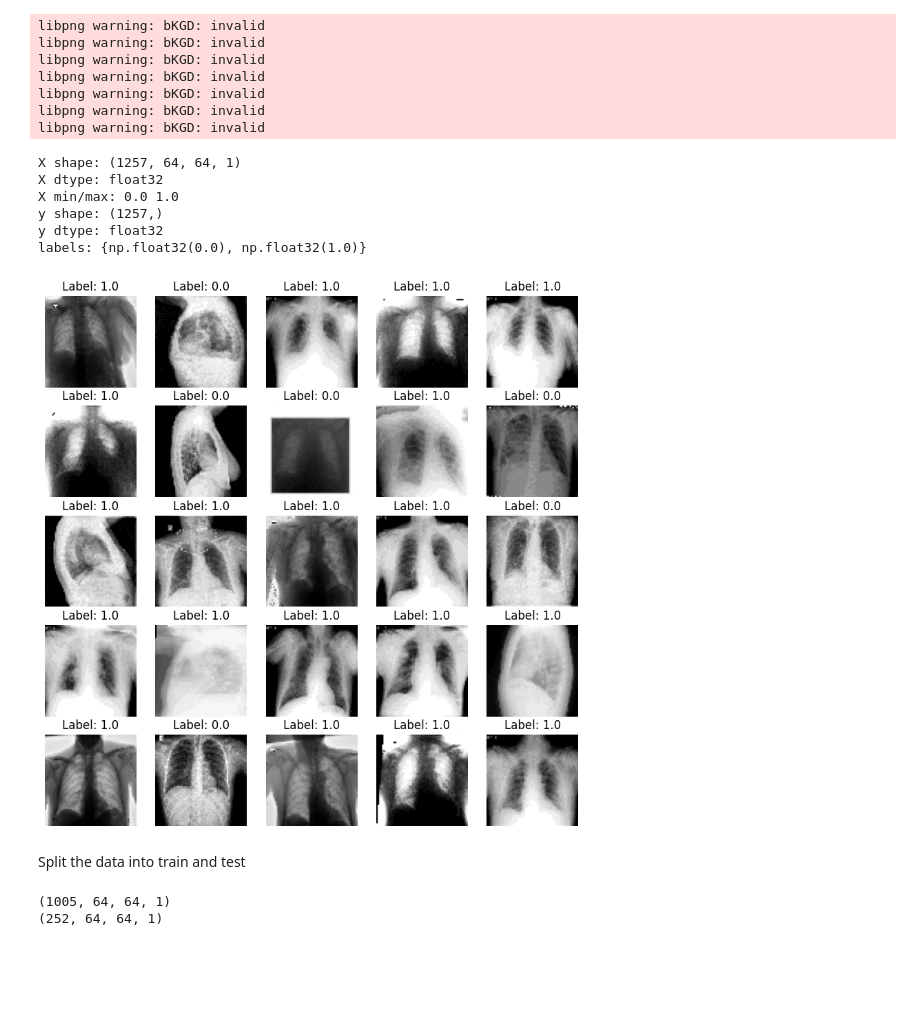
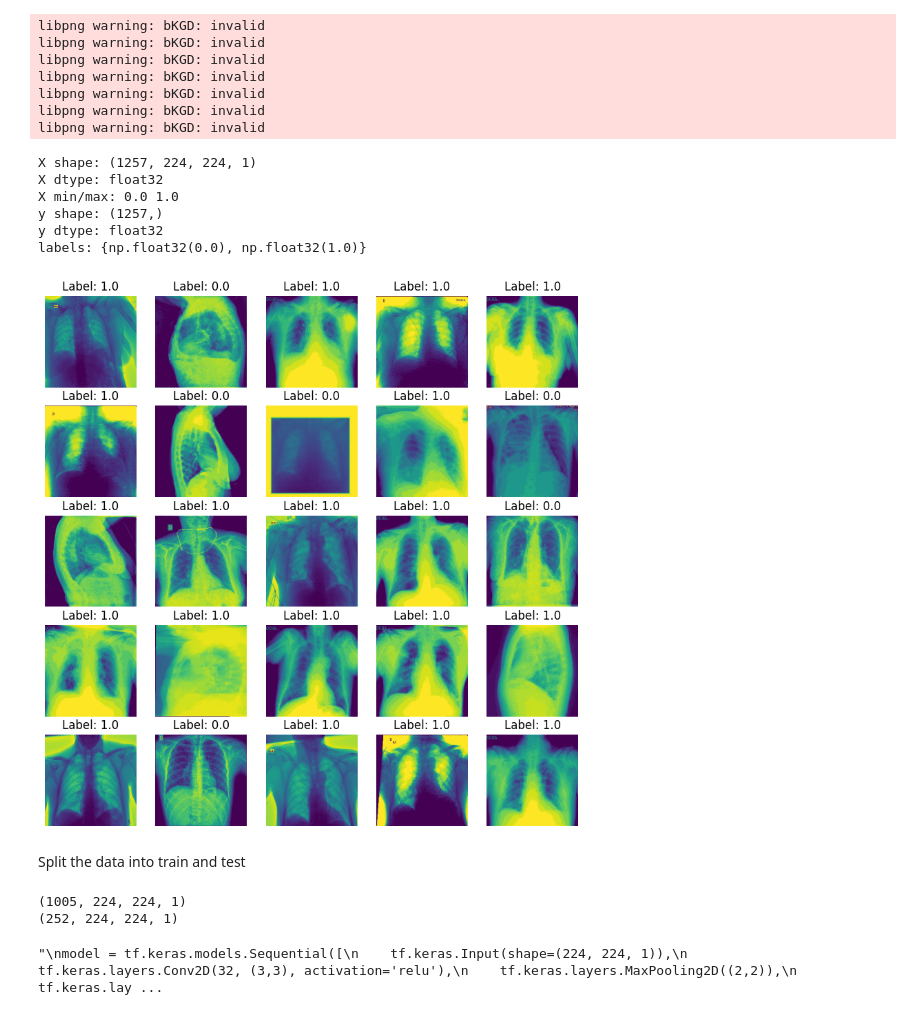
Before and after one commit to safarzadehsbeengood/cpsc483-project, a Jupyter notebook: modeling.ipynb, the cells around one changed output. Saved outputs shown, nothing was run; the diff lists cells and outputs as text; code cells hidden in the pictures; blank space fills up the shorter version.

```diff
--- a/modeling.ipynb
+++ b/modeling.ipynb
@@ -43,8 +43,9 @@ def load_image(path):
         print("Bad image:", path)
         return None
 
-    img = cv2.resize(img, (64, 64))
+    img = cv2.resize(img, (224, 224))
     img = img.astype("float32") / 255.0
+    #img = np.stack([img, img, img], axis=-1)
     return img
 # %%
 images = []
@@ -78,7 +79,7 @@ print("y shape:", y.shape)
 print("y dtype:", y.dtype)
 print("labels:", set(y))
 # %% [output]
-X shape: (1257, 64, 64, 1)
+X shape: (1257, 224, 224, 1)
 X dtype: float32
 X min/max: 0.0 1.0
 y shape: (1257,)
@@ -87,14 +88,14 @@ labels: {np.float32(0.0), np.float32(1.0)}
 # %%
 # verifiy the data
 plt.figure(figsize=(10,10))
 for i in range(25):
     plt.subplot(5, 5, i+1)
-    plt.imshow(X[i], cmap='gray')
+    plt.imshow(X[i])
     plt.title(f"Label: {y[i]}")
     plt.axis('off')
 plt.show()
 # %% [output]
-[figure, old version]
+[figure, new version]
 # %% [markdown]
 Split the data into train and test
 # %%
@@ -108,21 +109,30 @@ X_train, X_test, y_train, y_test = train_test_split(
 print(X_train.shape)
 print(X_test.shape)
 # %% [output]
-(1005, 64, 64, 1)
-(252, 64, 64, 1)
+(1005, 224, 224, 1)
+(252, 224, 224, 1)
 # %%
-model = models.Sequential([
-    tf.keras.Input(shape=(64, 64, 1)),
-    layers.Conv2D(32, (3,3), activation='relu'),
-    layers.MaxPooling2D((2,2)),
-    layers.Conv2D(64, (3,3), activation='relu'),
-    layers.MaxPooling2D((2,2)),
-    layers.Conv2D(128, (3,3), activation='relu'),
-    layers.MaxPooling2D((2,2)),
+base_model = tf.keras.applications.EfficientNetB0(
+    include_top=False,
+    weights="imagenet",
+    input_shape=(224, 224, 3)
+)
+"""
+model = tf.keras.models.Sequential([
+    tf.keras.Input(shape=(224, 224, 1)),
+    tf.keras.layers.Conv2D(32, (3,3), activation='relu'),
+    tf.keras.layers.MaxPooling2D((2,2)),
+    tf.keras.layers.Conv2D(64, (3,3), activation='relu'),
+    tf.keras.layers.MaxPooling2D((2,2)),
+    tf.keras.layers.Conv2D(128, (3,3), activation='relu'),
+    tf.keras.layers.MaxPooling2D((2,2)),
 
-    layers.Flatten(),
-    layers.Dense(64, activation='relu'),
-    layers.Dropout(0.4),
-    layers.Dense(1, activation='sigmoid')  # binary classification
+    tf.keras.layers.Flatten(),
+    tf.keras.layers.Dense(64, activation='relu'),
+    tf.keras.layers.Dropout(0.4),
+    tf.keras.layers.Dense(1, activation='sigmoid')  # binary classification
 ])
+"""
+# %% [output]
+"\nmodel = tf.keras.models.Sequential([\n    tf.keras.Input(shape=(224, 224, 1)),\n    tf.keras.layers.Conv2D(32, (3,3), activation='relu'),\n    tf.keras.layers.MaxPooling2D((2,2)),\n    tf.keras.lay ...
 # %%
```
Also changed, not shown: parts of 6 cells of this notebook.
